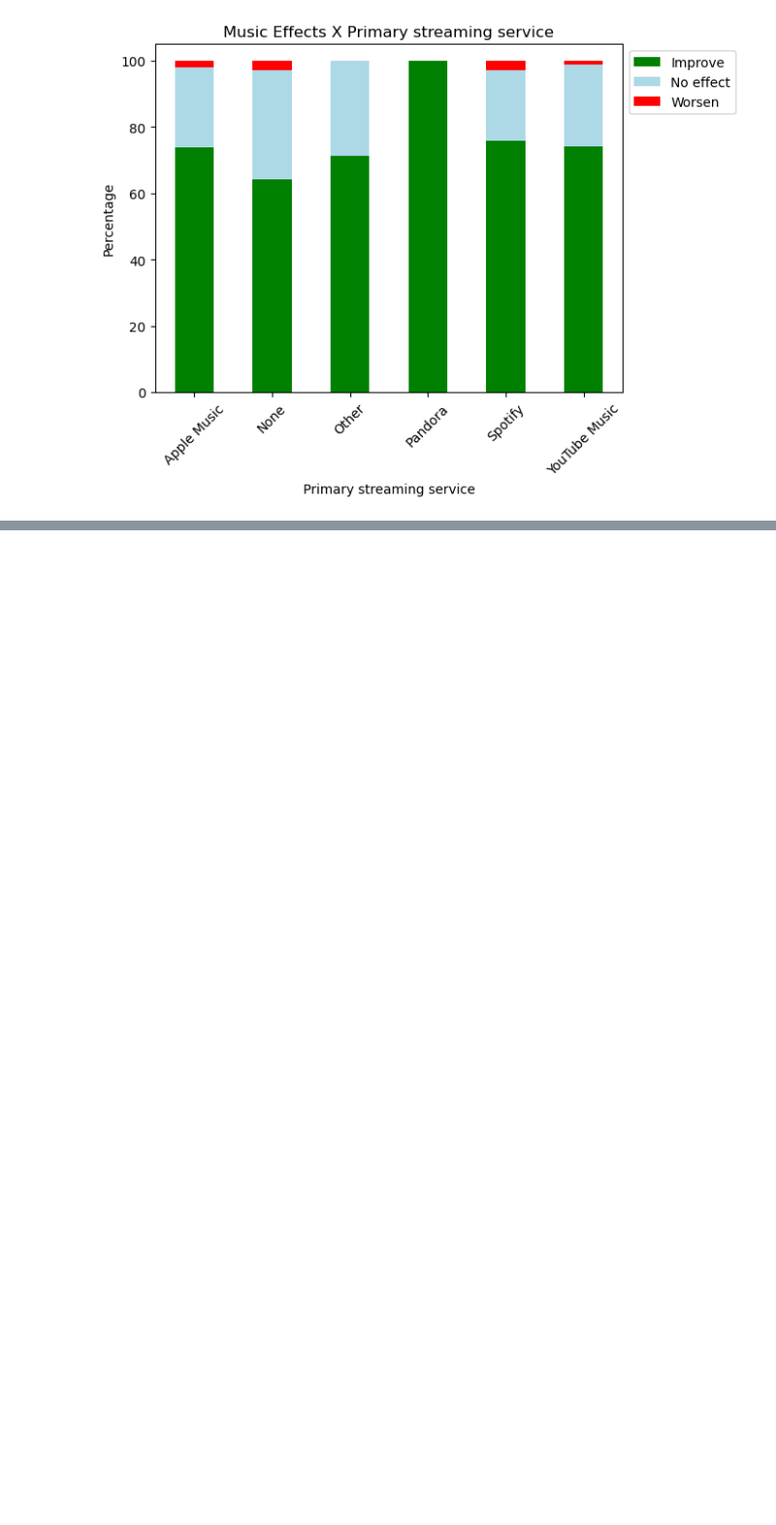
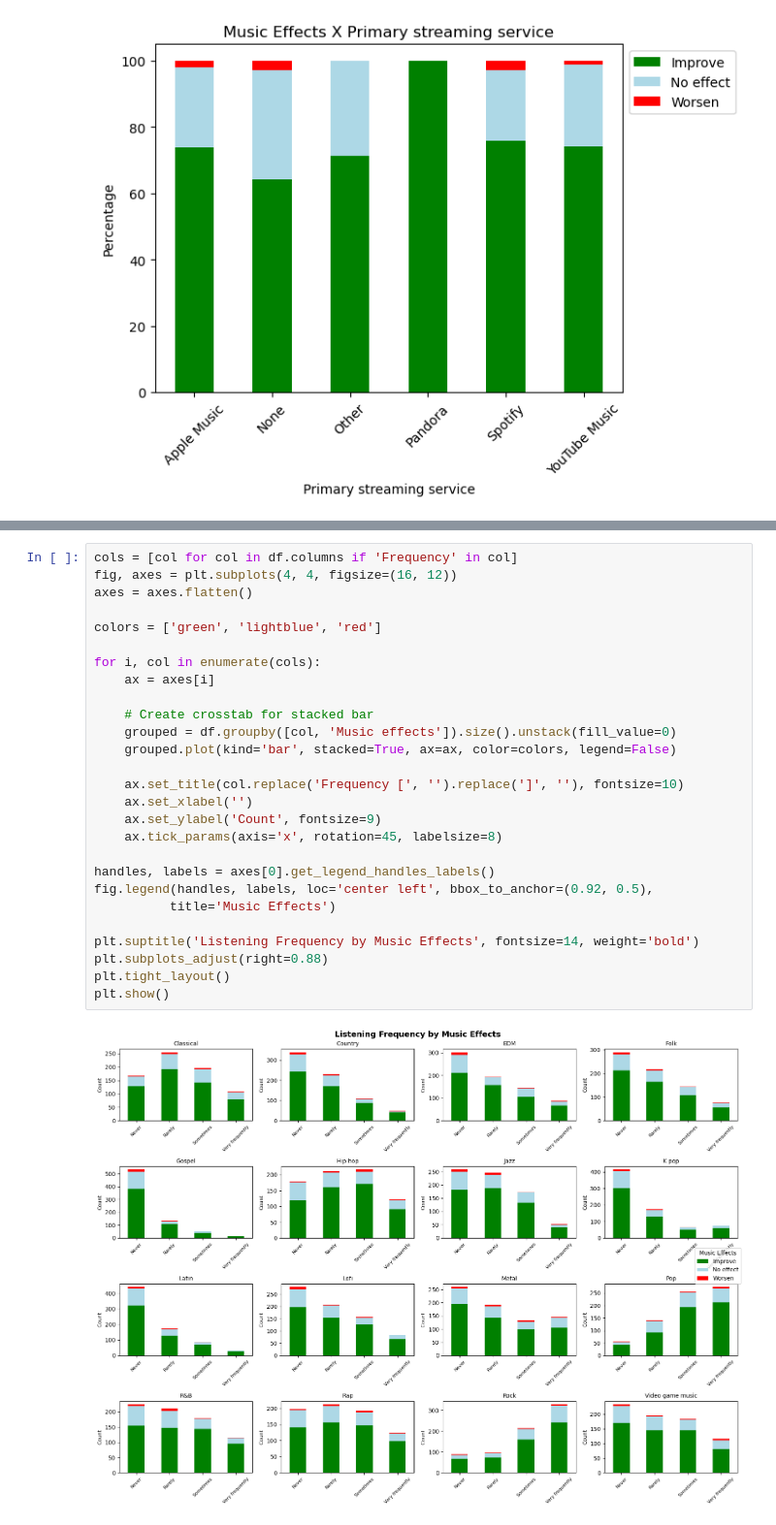
Before and after one commit to gabelsnider/Music-and-Mental-Health-DA, a Jupyter notebook: project/preliminary-notebooks/MxMH3.ipynb, the cells around one changed output, grey strips where cells are left out. Shown at 97% size. Cells and saved outputs as stored; diff of their text form; blank space fills up the shorter version.

```diff
--- a/project/preliminary-notebooks/MxMH3.ipynb
+++ b/project/preliminary-notebooks/MxMH3.ipynb
@@ -108,0 +129,29 @@ plt.show()
+# %%
+cols = [col for col in df.columns if 'Frequency' in col]
+fig, axes = plt.subplots(4, 4, figsize=(16, 12))
+axes = axes.flatten()
+
+colors = ['green', 'lightblue', 'red']
+
+for i, col in enumerate(cols):
+    ax = axes[i]
+
+    # Create crosstab for stacked bar
+    grouped = df.groupby([col, 'Music effects']).size().unstack(fill_value=0)
+    grouped.plot(kind='bar', stacked=True, ax=ax, color=colors, legend=False)
+
+    ax.set_title(col.replace('Frequency [', '').replace(']', ''), fontsize=10)
+    ax.set_xlabel('')
+    ax.set_ylabel('Count', fontsize=9)
+    ax.tick_params(axis='x', rotation=45, labelsize=8)
+
+handles, labels = axes[0].get_legend_handles_labels()
+fig.legend(handles, labels, loc='center left', bbox_to_anchor=(0.92, 0.5),
+          title='Music Effects')
+
+plt.suptitle('Listening Frequency by Music Effects', fontsize=14, weight='bold')
+plt.subplots_adjust(right=0.88)
+plt.tight_layout()
+plt.show()
+# %% [output]
+[figure, added]
```
Also changed, not shown: parts of 5 cells of this notebook.
